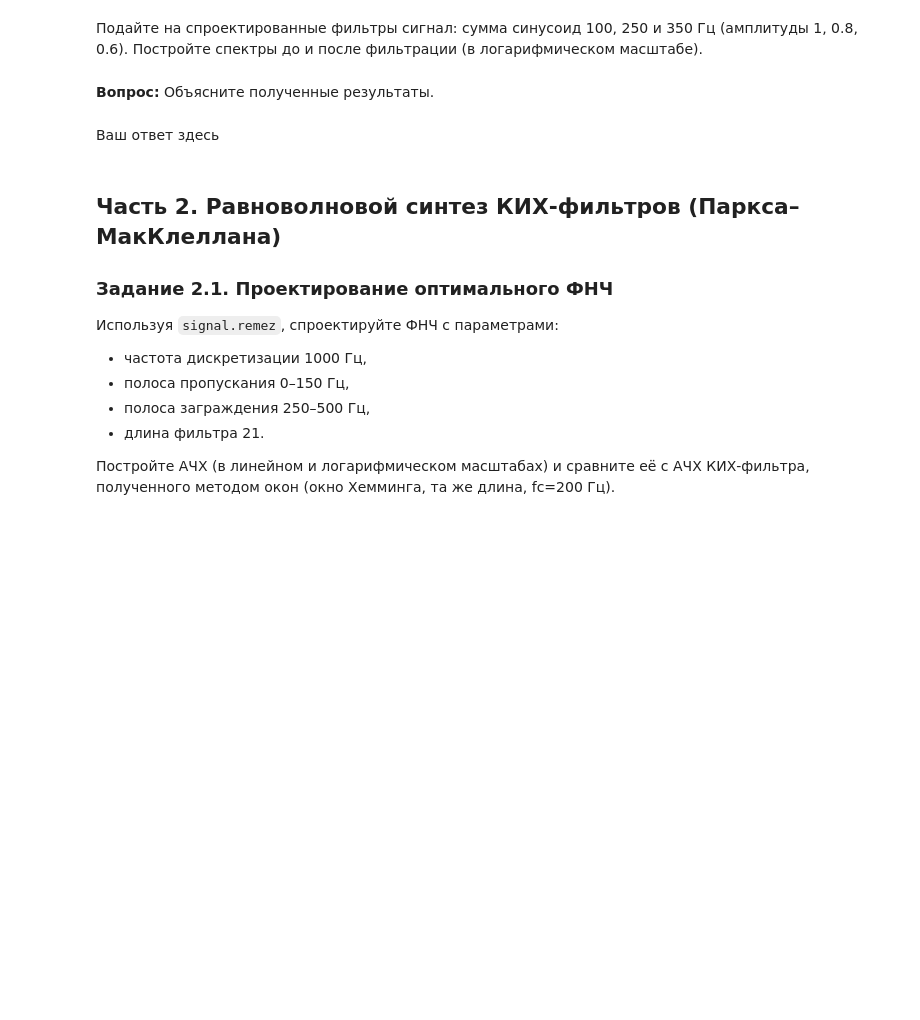
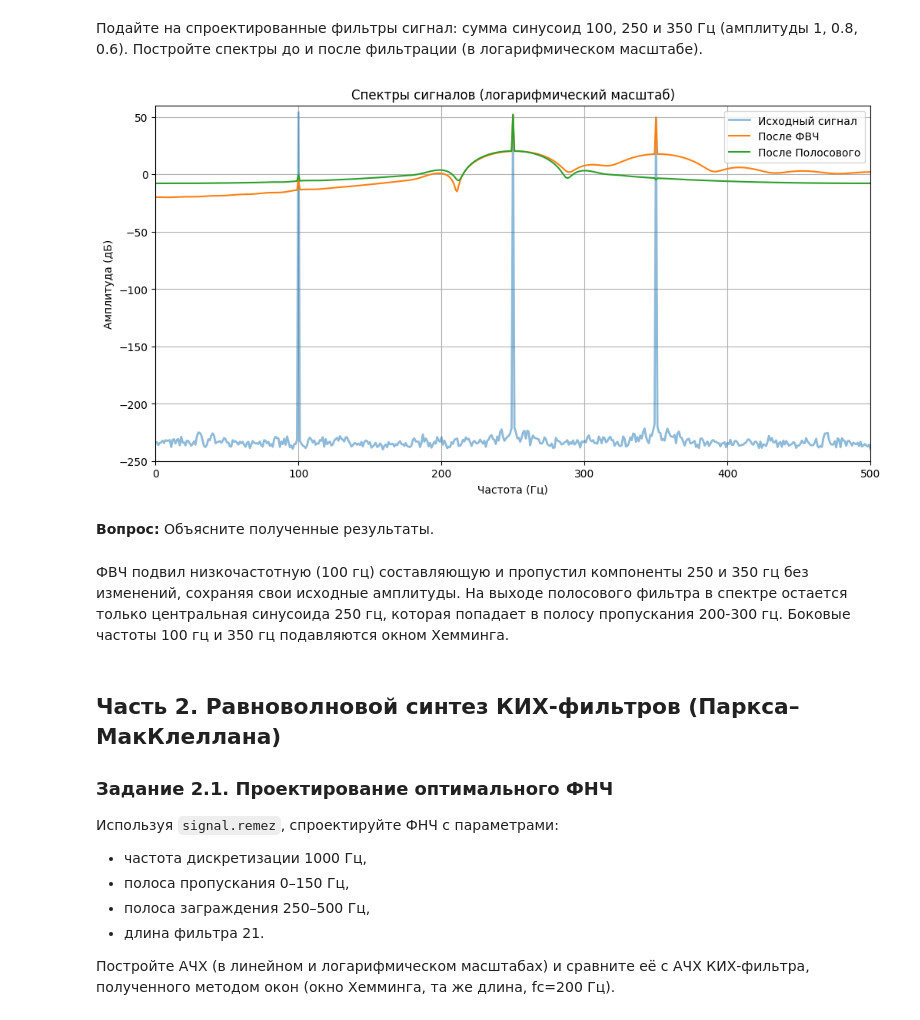
Before and after one commit to Uzema/dsp-seminars, a Jupyter notebook: seminars/6.ipynb, the cells around one changed output. Cells and saved outputs as stored; diff of their text form; code cells hidden in the pictures; blank space fills up the shorter version.

```diff
--- a/seminars/6.ipynb
+++ b/seminars/6.ipynb
@@ -103,7 +118,33 @@ plt.show()
+# %%
+t = np.linspace(0, 1, fs, endpoint=False)
+x = 1 * np.sin(2 * np.pi * 100 * t) + 0.8 * np.sin(2 * np.pi * 250 * t) + 0.6 * np.sin(2 * np.pi * 350 * t)
+
+y_high = signal.lfilter(b_high, [1], x)
+y_band = signal.lfilter(b_band, [1], x)
+
+freqs = np.fft.rfftfreq(len(x), 1/fs)
+X_mag = 20 * np.log10(np.abs(np.fft.rfft(x)) + 1e-12)
+Y_high_mag = 20 * np.log10(np.abs(np.fft.rfft(y_high)) + 1e-12)
+Y_band_mag = 20 * np.log10(np.abs(np.fft.rfft(y_band)) + 1e-12)
+
+plt.figure(figsize=(12, 6))
+plt.plot(freqs, X_mag, label='Исходный сигнал', alpha=0.5, linewidth=2)
+plt.plot(freqs, Y_high_mag, label='После ФВЧ')
+plt.plot(freqs, Y_band_mag, label='После Полосового')
+plt.title('Спектры сигналов (логарифмический масштаб)')
+plt.xlabel('Частота (Гц)')
+plt.ylabel('Амплитуда (дБ)')
+plt.grid(True)
+plt.legend()
+plt.xlim(0, 500)
+plt.ylim(-250, 60)
+plt.show()
+# %% [output]
+[figure, added]
 # %% [markdown]
 **Вопрос:** Объясните полученные результаты.
-# %% [markdown]
-Ваш ответ здесь
+# %% [markdown]
+ФВЧ подвил низкочастотную (100 гц) составляющую и пропустил компоненты 250 и 350 гц без изменений, сохраняя свои исходные амплитуды. На выходе полосового фильтра в спектре остается только центральная синусоида 250 гц, которая попадает в полосу пропускания 200-300 гц. Боковые частоты 100 гц и 350 гц подавляются окном Хемминга.
 # %% [markdown]
 ## Часть 2. Равноволновой синтез КИХ-фильтров (Паркса–МакКлеллана)
 
```
Also changed, not shown: parts of 3 cells of this notebook.
